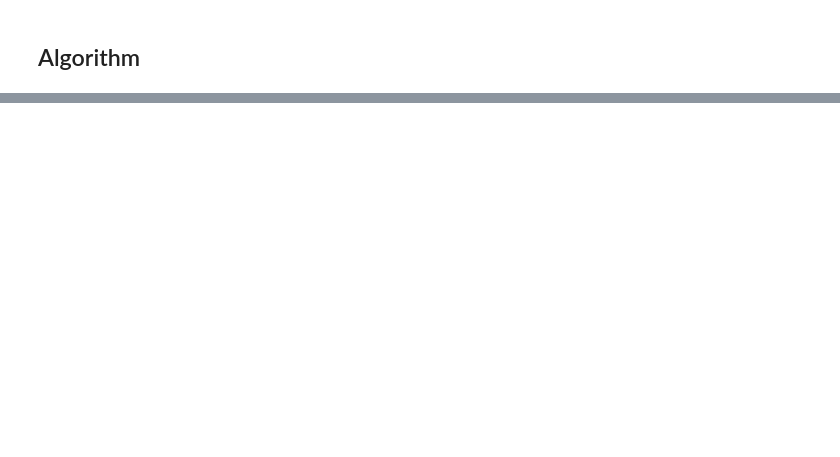
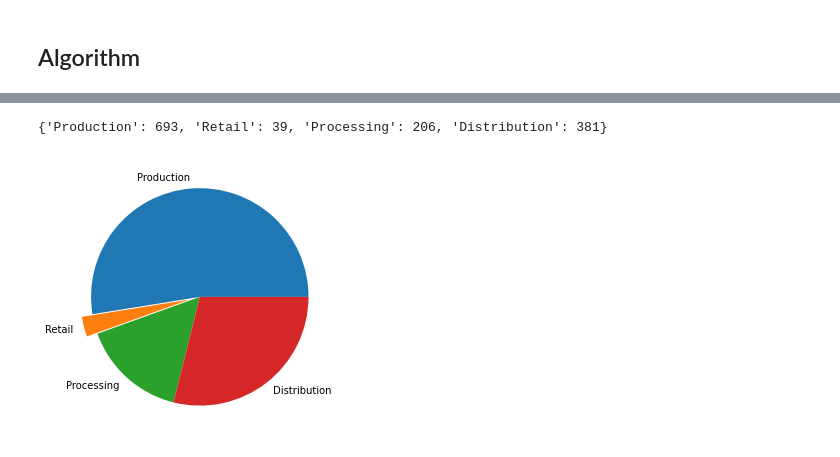
Before and after one commit to Kalebalemayehu/Research-scopus_task, a Jupyter notebook: Task_2k/scopus.ipynb, the cells around one changed output, grey strips where cells are left out. Saved outputs shown, nothing was run; the diff lists cells and outputs as text; code cells hidden in the pictures; blank space fills up the shorter version.

Commit message:
Created new method, and added visuals

```diff
--- a/Task_2k/scopus.ipynb
+++ b/Task_2k/scopus.ipynb
@@ -110,8 +110,0 @@ key_words = ["energy", "materials", "industrials", "consumer discretionary", "co
-# %%
-for key in key_words:
-    df[key] = 0
-    for phr in get_synonyms(key):
-        for i in range(len(df)):
-            if phr in (df['content_sum'].values[i].split()):
-                df[key][i] += 1
-    #df.loc[key, i] = count
@@ -119,0 +111,7 @@ df
+# %%
+# Saving into a dictionary all of the syns
+keys_dict = {}
+for i in keys:
+    keys_dict[i] = get_synonyms_api(i)
+
+keys_dict
@@ -119,0 +136,9 @@ df
+# %%
+# counting the keyworkds with their syns in all of the documents
+for key in keys_dict.keys():
+    df_copy[key] = 0
+    for phr in keys_dict[key]:
+        for i in range(len(df_copy)):
+            if phr in (df_copy['content_sum'].values[i].split()):
+                df_copy[key][i] += 1
+    #df.loc[key, i] = count
@@ -119,0 +162,23 @@ df
+# %%
+df_copy["Production"].sum()
+sum_dic = {}
+for i in keys:
+    sum_dic[i] = df_copy[i].sum()
+
+sum_dic
+# %% [output]
+{'Production': 693, 'Retail': 39, 'Processing': 206, 'Distribution': 381}
+# %%
+# create a figure and set different background
+fig = plt.figure(figsize=(5,5))
+fig.patch.set_facecolor('white')
+
+# Change color of text
+plt.rcParams['text.color'] = 'black'
+
+# Pieplot + circle on it
+plt.pie(sum_dic.values(), labels=sum_dic.keys(), explode=(0, 0.1, 0, 0))
+p=plt.gcf()
+plt.show()
+# %% [output]
+[figure, added]
```
Also changed, not shown: parts of 22 cells of this notebook, 1 other file.
